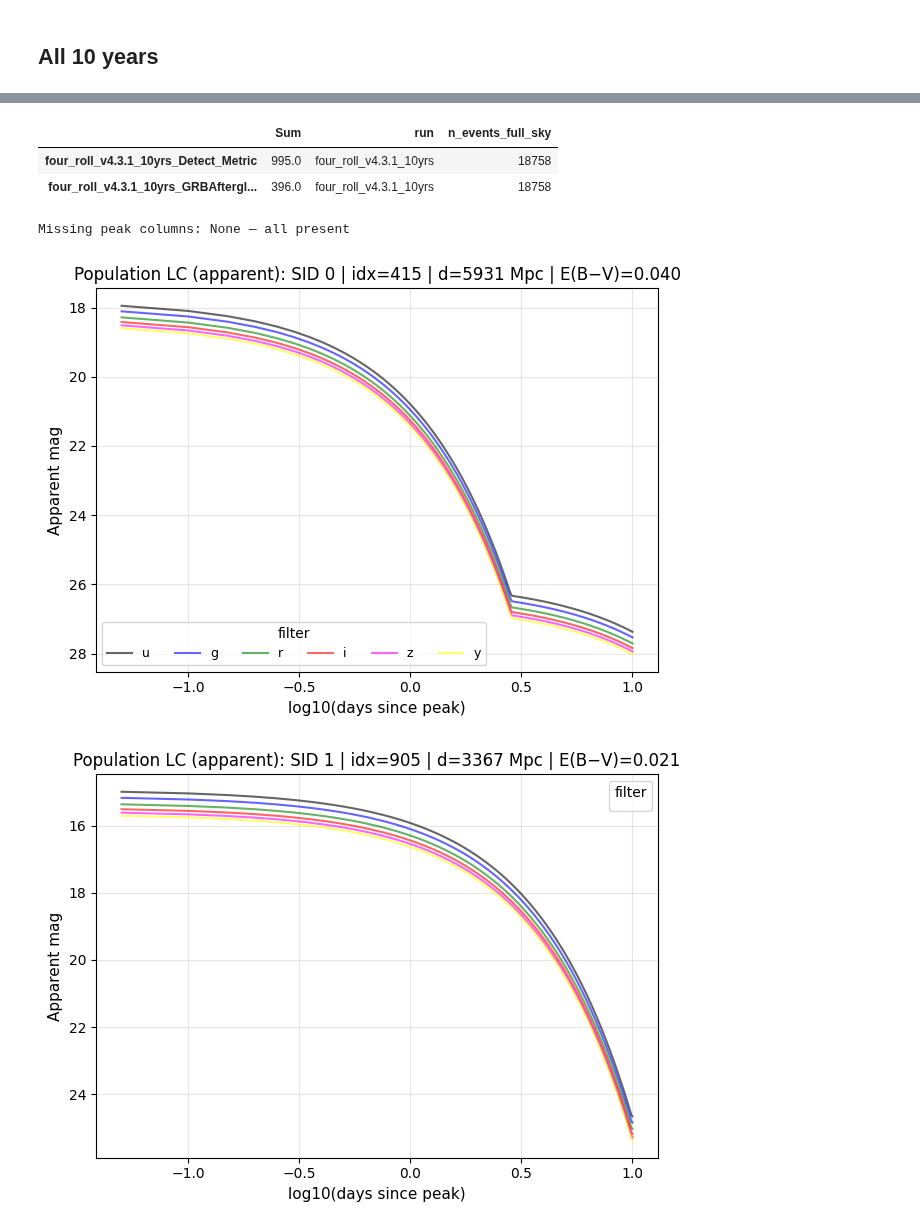
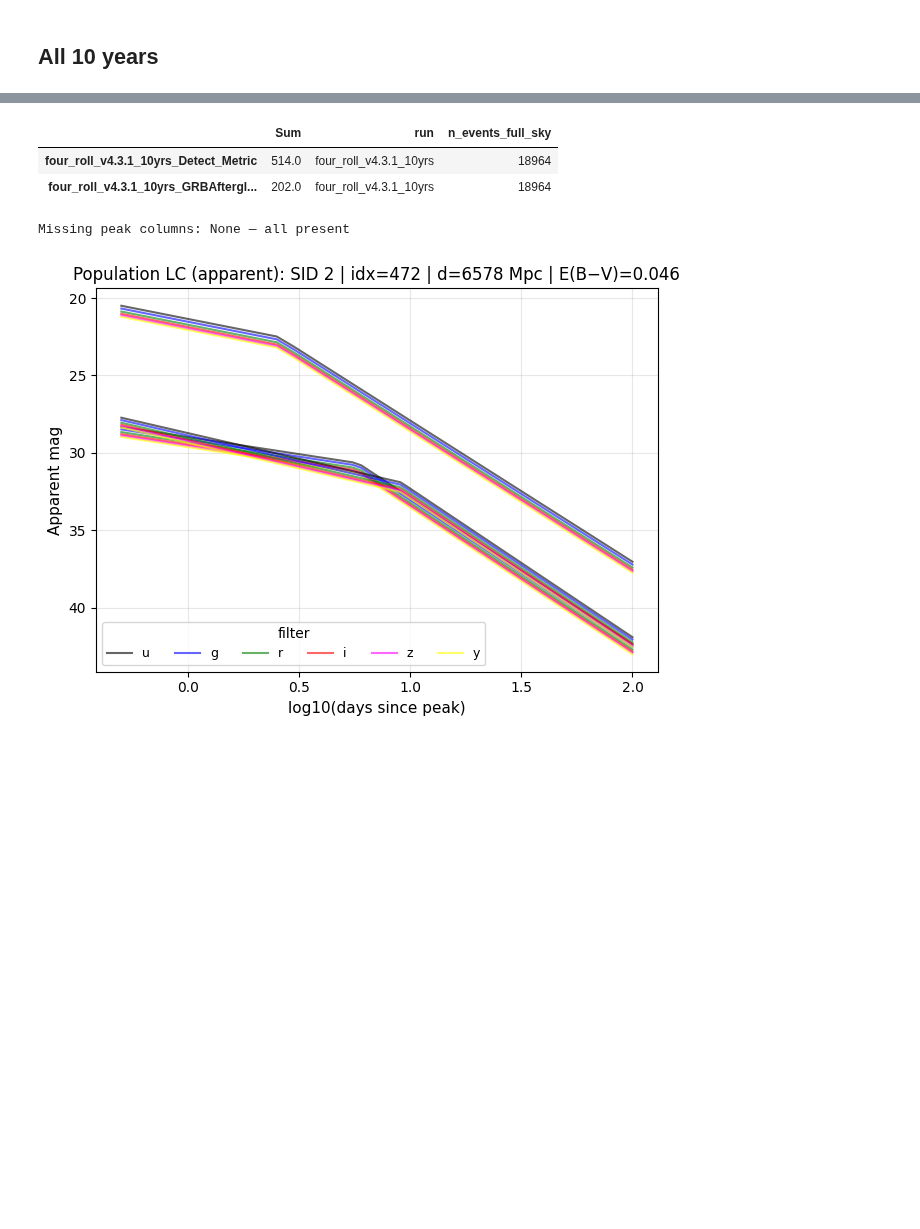
Before and after one commit to andra104/Multi_Transient_Metrics_Hub, a Jupyter notebook: GRBafterglows/run_metrics.ipynb, the cells around one changed output, grey strips where cells are left out. Saved outputs shown, nothing was run; the diff lists cells and outputs as text; code cells hidden in the pictures; blank space fills up the shorter version.

```diff
--- a/GRBafterglows/run_metrics.ipynb
+++ b/GRBafterglows/run_metrics.ipynb
@@ -78,7 +78,7 @@ testname_metric_only=None
 #control whether we generate new files -
 #new files will still generate if these are false and it can't find a file with the correct parameters
 #so recommend leaving it on false
-generate_new_templates = False
+generate_new_templates = True
 generate_new_pop = True
 make_debug_plots = True #toggle whether or not the pop generation makes plots
 
@@ -264,8 +262,8 @@ saved summary to  /Users/andradenebula/Documents/Research/Transient_Metrics/Mult
 summary_df_1
 # %% [output]
 |  | Sum | run | n_events_full_sky |
-| four_roll_v4.3.1_10yrs_Detect_Metric | 995.0 | four_roll_v4.3.1_10yrs | 18758 |
-| four_roll_v4.3.1_10yrs_GRBAftergl... | 396.0 | four_roll_v4.3.1_10yrs | 18758 |
+| four_roll_v4.3.1_10yrs_Detect_Metric | 514.0 | four_roll_v4.3.1_10yrs | 18964 |
+| four_roll_v4.3.1_10yrs_GRBAftergl... | 202.0 | four_roll_v4.3.1_10yrs | 18964 |
 # %%
 import pickle
 with open(pop_file, 'rb') as f:
@@ -277,17 +275,16 @@ Missing peak columns: None — all present
 # %%
 shared_utils.plot_population_lcs(
     pop_file=pop_file,
     lc_model=shared_lc_model,   # or pass templates_file=templates_file
     fast_peaks=False,
     use_kcorrect=use_kcorrect,
     k_correct_type=k_correct_type,
     k_correct_arg=k_correct_arg,
-    num=5,
+    num=3,
     days_before=0.0,            # see note below
-    days_after=10.0,
+    days_after=100.0,
     use_log_time=True,
-    overlap=False
+    overlap=True
 )
 # %% [output]
-[figure, old version]
+[figure, new version]
-[figure, removed]
```
Also changed, not shown: parts of 5 cells of this notebook, 4 other files.
